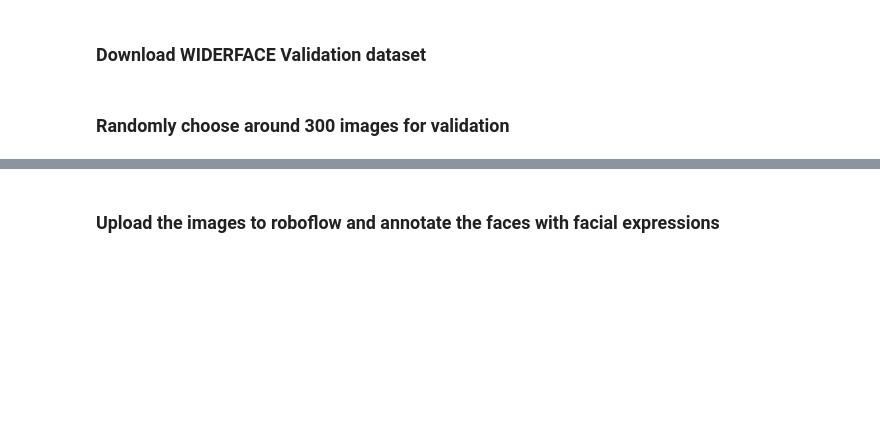
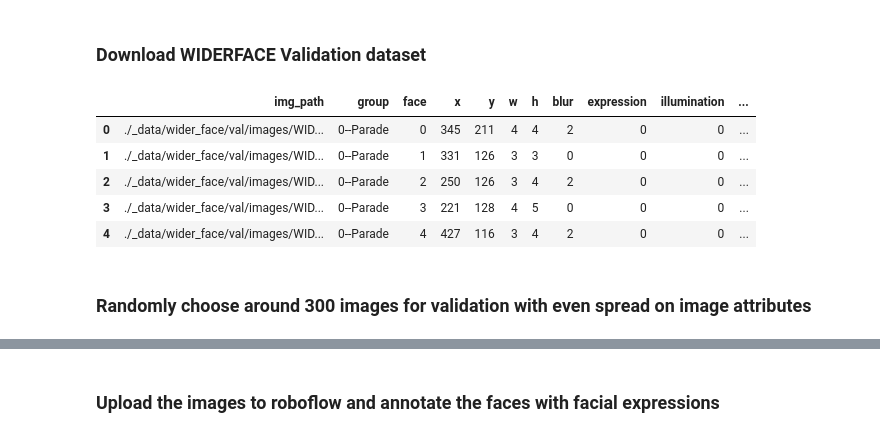
Before and after one commit to nitesr/tryml, a Jupyter notebook: notebooks/cv/group-emotion/group-fer-mini-project-2.ipynb, the cells around one changed output, grey strips where cells are left out. Saved outputs shown, nothing was run; the diff lists cells and outputs as text; code cells hidden in the pictures; blank space fills up the shorter version.

```diff
--- a/notebooks/cv/group-emotion/group-fer-mini-project-2.ipynb
+++ b/notebooks/cv/group-emotion/group-fer-mini-project-2.ipynb
@@ -1,18 +1,29 @@
 # %%
 # all the required python packages
 import sys
+import os
 
 # !{sys.executable} -m pip install pandas
 # !{sys.executable} -m pip install numpy
 # !{sys.executable} -m pip install matplotlib
 # !{sys.executable} -m pip install deepface
 # !{sys.executable} -m pip install pillow
-# !{sys.executable} -m pip install cv2
+# !{sys.executable} -m pip install opencv-python
 # !{sys.executable} -m pip install mediapipe
 # !{sys.executable} -m pip install roboflow
 # !{sys.executable} -m pip install nltk
 # !{sys.executable} -m pip install sklearn
 # !{sys.executable} -m pip install joblib
+# !{sys.executable} -m pip install dlib
+
+DATA_DIR = './_data'
+ROBO_DIR = DATA_DIR + '/robo'
+WFACE_DIR = DATA_DIR + '/wider_face'
+ROBO_WORKSPACE = 'nitesh-c-eszzc' # change it
+
+os.makedirs(DATA_DIR, exist_ok=True)
+os.makedirs(ROBO_DIR, exist_ok=True)
+os.makedirs(WFACE_DIR, exist_ok=True)
 # %% [markdown]
 # 1. Problem Statement
 
@@ -117,11 +128,18 @@ I will evaluate different pre-trained models (with different parameters) based o
 # %%
 from widerface import WiderFaceManager
 
-mgr = WiderFaceManager()
+mgr = WiderFaceManager(root_dir=WFACE_DIR)
 wface_val_df = mgr.get_val_reader().read()
 wface_val_df.head()
+# %% [output]
+|  | img_path | group | face | x | y | w | h | blur | expression | illumination | ... |
+| 0 | ./_data/wider_face/val/images/WID... | 0--Parade | 0 | 345 | 211 | 4 | 4 | 2 | 0 | 0 | ... |
+| 1 | ./_data/wider_face/val/images/WID... | 0--Parade | 1 | 331 | 126 | 3 | 3 | 0 | 0 | 0 | ... |
+| 2 | ./_data/wider_face/val/images/WID... | 0--Parade | 2 | 250 | 126 | 3 | 4 | 2 | 0 | 0 | ... |
+| 3 | ./_data/wider_face/val/images/WID... | 0--Parade | 3 | 221 | 128 | 4 | 5 | 0 | 0 | 0 | ... |
+| 4 | ./_data/wider_face/val/images/WID... | 0--Parade | 4 | 427 | 116 | 3 | 4 | 2 | 0 | 0 | ... |
 # %% [markdown]
-### Randomly choose around 300 images for validation
+### Randomly choose around 300 images for validation with even spread on image attributes
 # %%
 from widerface import WiderFaceSelector
 
```
Also changed, not shown: parts of 16 cells of this notebook, 5 other files.
